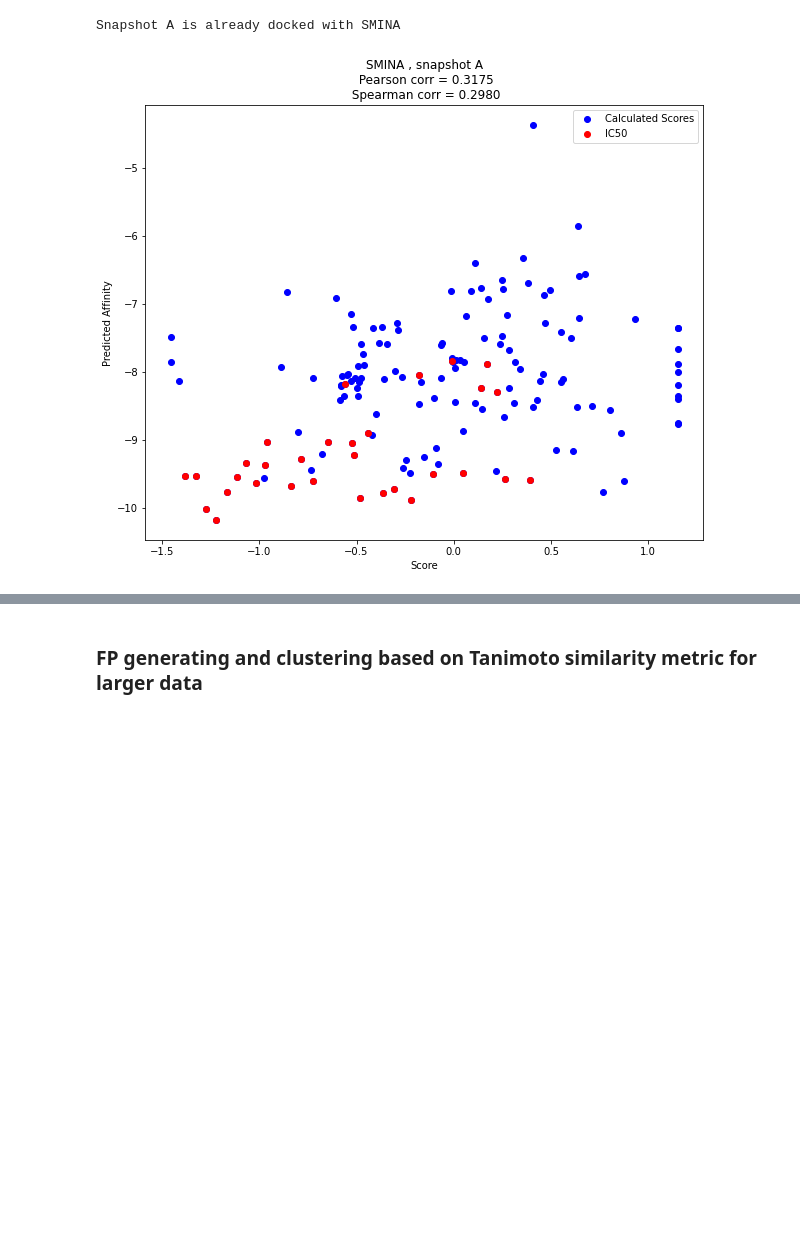
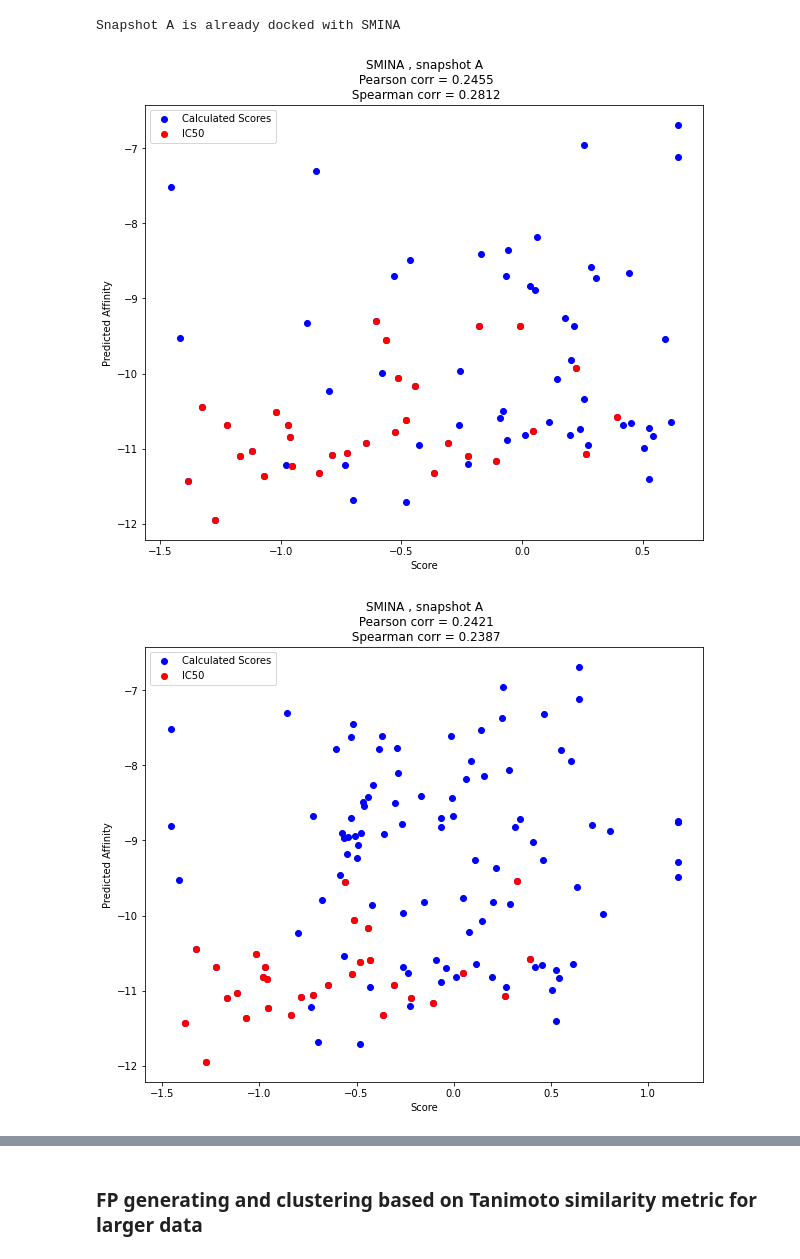
Before and after one commit to volkamerlab/MolDockLab, a Jupyter notebook: ECFT_VS_pipeline.ipynb, the cells around one changed output, grey strips where cells are left out. Cells and saved outputs as stored; diff of their text form; code cells hidden in the pictures; blank space fills up the shorter version.

```diff
--- a/ECFT_VS_pipeline.ipynb
+++ b/ECFT_VS_pipeline.ipynb
@@ -110,6 +245,8 @@ gnina_docking(snapshot_ID, sdf_name, prepared_molecules_path, ref_file)
 # %% [output]
 Snapshot A is already docked with GNINA v 1.0
 # %%
-gnina_results_path = f'data/{snapshot_ID}/{sdf_name}'
-rank_correlation(gnina_results_path, common_ID)
+for ind in ['80', '124', '120', '212']:
+    sdf_name = f'docked_gnina_poses_{snapshot_ID}_{ind}.sdf'
+    gnina_results_path = f'data/{snapshot_ID}/{sdf_name}'
+    rank_correlation(gnina_results_path, common_ID)
 # %% [output]
@@ -125,7 +265,10 @@ smina_docking(snapshot_ID, sdf_name, prepared_molecules_path, ref_file)
 # %% [output]
 Snapshot A is already docked with SMINA
 # %%
-smina_results_path = f'data/{snapshot_ID}/{sdf_name}'
-rank_correlation(smina_results_path, common_ID)
+for ind in ['80', '124', '120','212']:
+    sdf_name = f'docked_smina_poses_{snapshot_ID}_{ind}.sdf'
+    smina_results_path = f'data/{snapshot_ID}/{sdf_name}'
+    rank_correlation(smina_results_path, common_ID)
 # %% [output]
-[figure, old version]
+[figure, new version]
+[figure, added]
```
Also changed, not shown: parts of 29 cells of this notebook, 3 other files.
